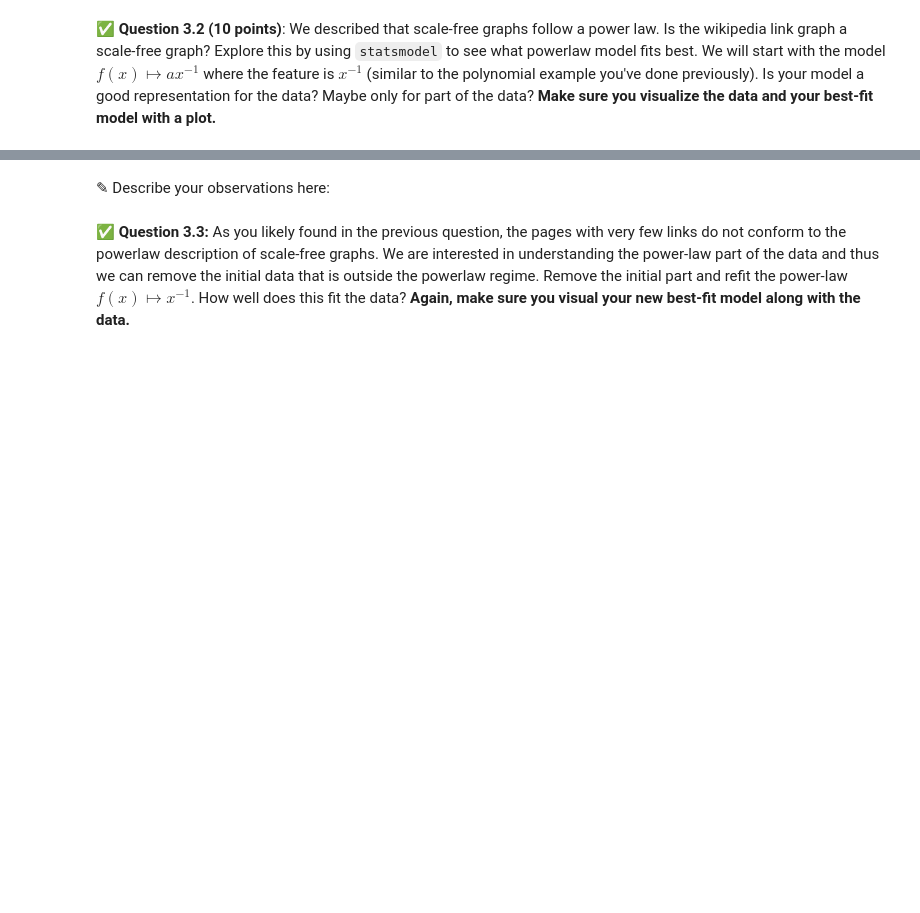
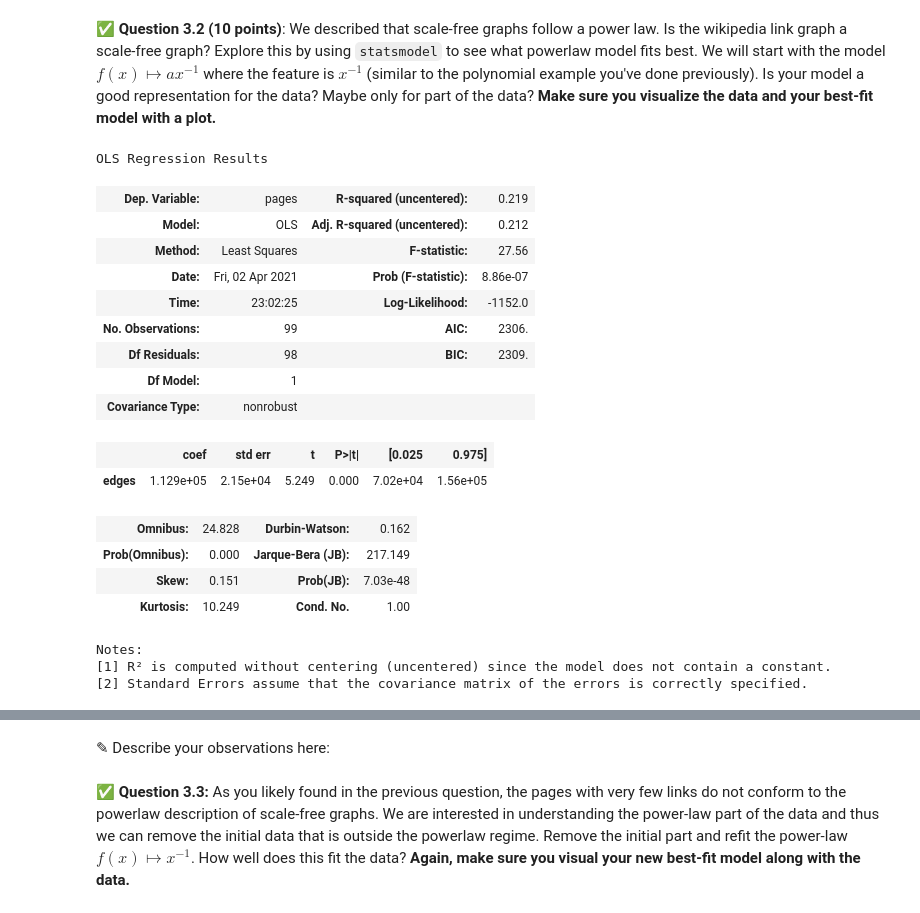
Before and after one commit to scottjaymsu/cmse202-s21-turnin, a Jupyter notebook: hw-04/HW-04_graph_regression-STUDENT.ipynb, the cells around one changed output, grey strips where cells are left out. Drawn from its saved outputs; the diff is of its cells as text; code cells hidden in the pictures; blank space fills up the shorter version.

```diff
--- a/hw-04/HW-04_graph_regression-STUDENT.ipynb
+++ b/hw-04/HW-04_graph_regression-STUDENT.ipynb
@@ -323,4 +326,29 @@ plt.plot(wiki[1])
 &#9989; **Question 3.2 (10 points)**: We described that scale-free graphs follow a power law. Is the wikipedia link graph a scale-free graph? Explore this by using `statsmodel` to see what powerlaw model fits best. We will start with the model $f(x) \mapsto a x^{-1}$ where the feature is $x^{-1}$ (similar to the polynomial example you've done previously). Is your model a good representation for the data? Maybe only for part of the data? **Make sure you visualize the data and your best-fit model with a plot.**
 # %%
 # Put your code here
-import statsmodels as
+import statsmodels.api as sm
+
+new_x = 1/wiki['edges']
+model= sm.OLS(wiki['pages'], new_x)
+results = model.fit()
+results.summary()
+# %% [output]
+OLS Regression Results
+| Dep. Variable: | pages | R-squared (uncentered): | 0.219 |
+| Model: | OLS | Adj. R-squared (uncentered): | 0.212 |
+| Method: | Least Squares | F-statistic: | 27.56 |
+| Date: | Fri, 02 Apr 2021 | Prob (F-statistic): | 8.86e-07 |
+| Time: | 23:02:25 | Log-Likelihood: | -1152.0 |
+| No. Observations: | 99 | AIC: | 2306. |
+| Df Residuals: | 98 | BIC: | 2309. |
+| Df Model: | 1 |  |  |
+| Covariance Type: | nonrobust |  |  |
+|  | coef | std err | t | P>|t| | [0.025 | 0.975] |
+| edges | 1.129e+05 | 2.15e+04 | 5.249 | 0.000 | 7.02e+04 | 1.56e+05 |
+| Omnibus: | 24.828 | Durbin-Watson: | 0.162 |
+| Prob(Omnibus): | 0.000 | Jarque-Bera (JB): | 217.149 |
+| Skew: | 0.151 | Prob(JB): | 7.03e-48 |
+| Kurtosis: | 10.249 | Cond. No. | 1.00 |
+Notes:
+[1] R² is computed without centering (uncentered) since the model does not contain a constant.
+[2] Standard Errors assume that the covariance matrix of the errors is correctly specified.
```
Also changed, not shown: parts of 13 cells of this notebook.
